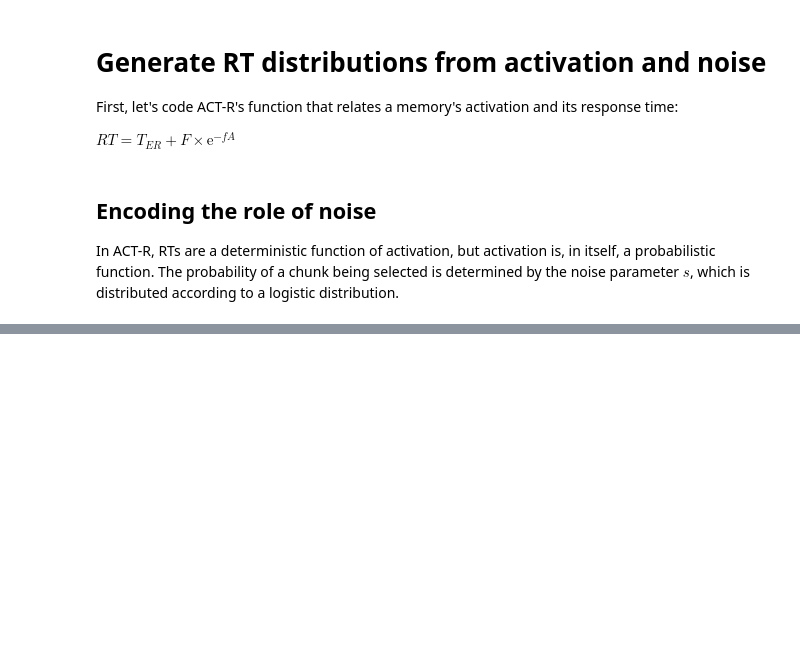
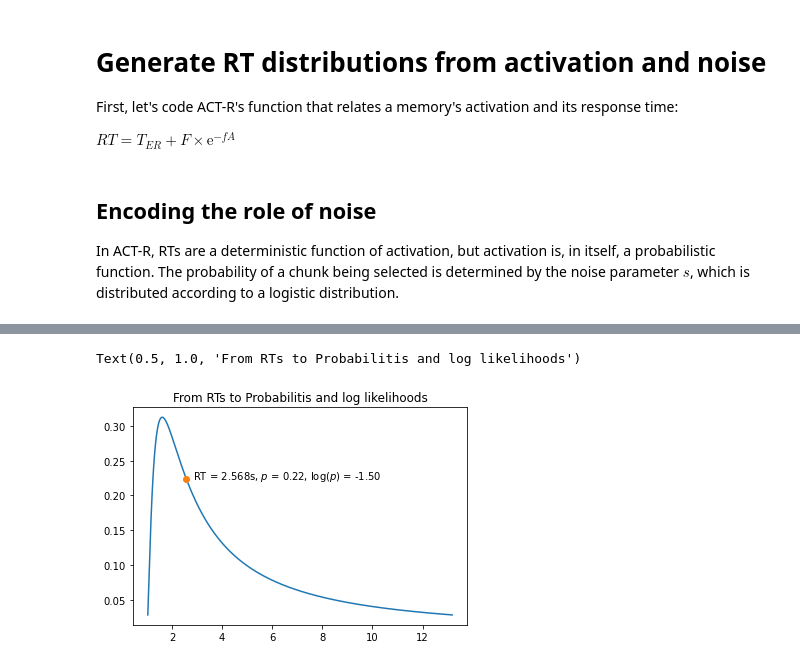
Before and after one commit to UWCCDL/Bridget, a Jupyter notebook: LL/rts.ipynb, the cells around one changed output, grey strips where cells are left out. Saved outputs shown, nothing was run; the diff lists cells and outputs as text; code cells hidden in the pictures; blank space fills up the shorter version.

```diff
--- a/LL/rts.ipynb
+++ b/LL/rts.ipynb
@@ -54,0 +90,8 @@ plt.show()
+# %%
+plt.plot(rts, dist.pdf(noise))
+plt.plot(approx_rt, approx_prob, "o")
+plt.text(approx_rt*1.1, approx_prob, "RT = %.3fs, $p$ = %.2f, $\log(p)$ = %.2f" % (rt, approx_prob, np.log(approx_prob)))
+plt.title("From RTs to Probabilitis and log likelihoods")
+# %% [output]
+Text(0.5, 1.0, 'From RTs to Probabilitis and log likelihoods')
+[figure, added]
```
Also changed, not shown: parts of 9 cells of this notebook.
